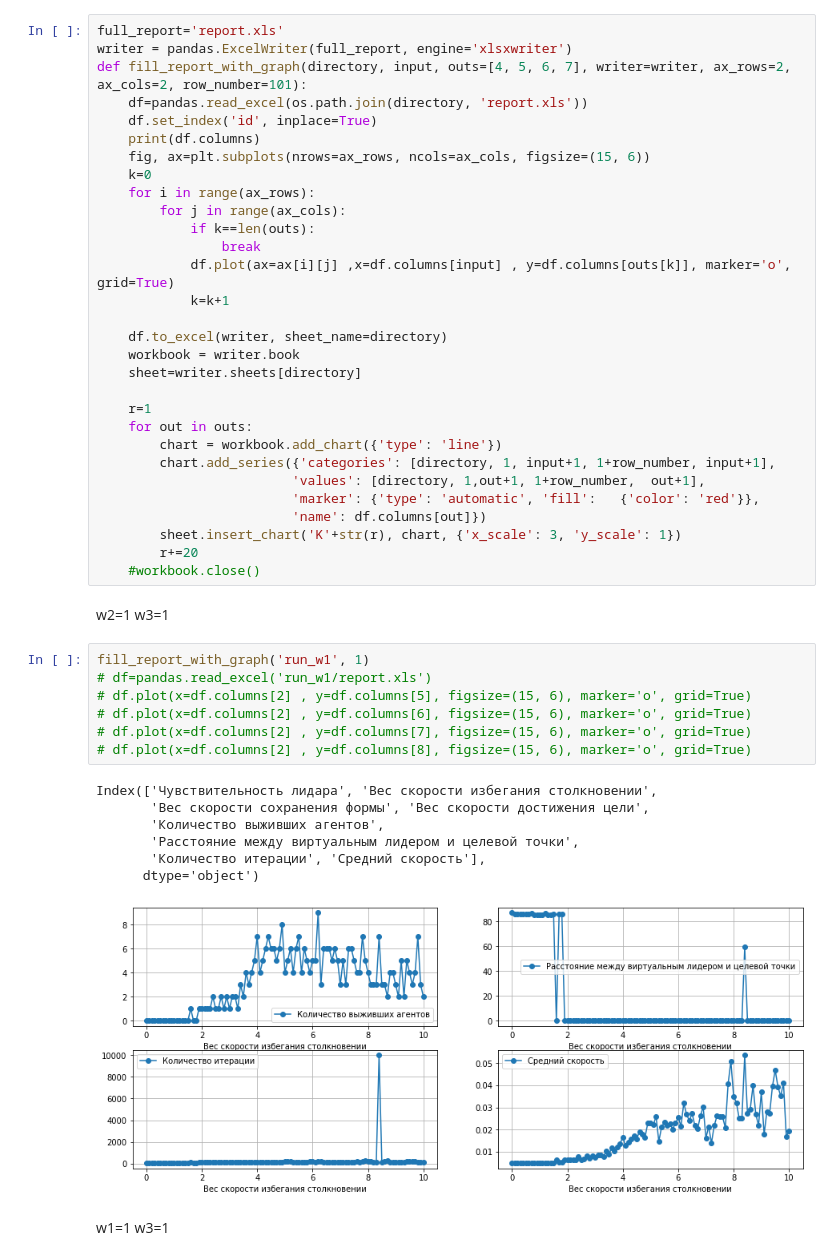
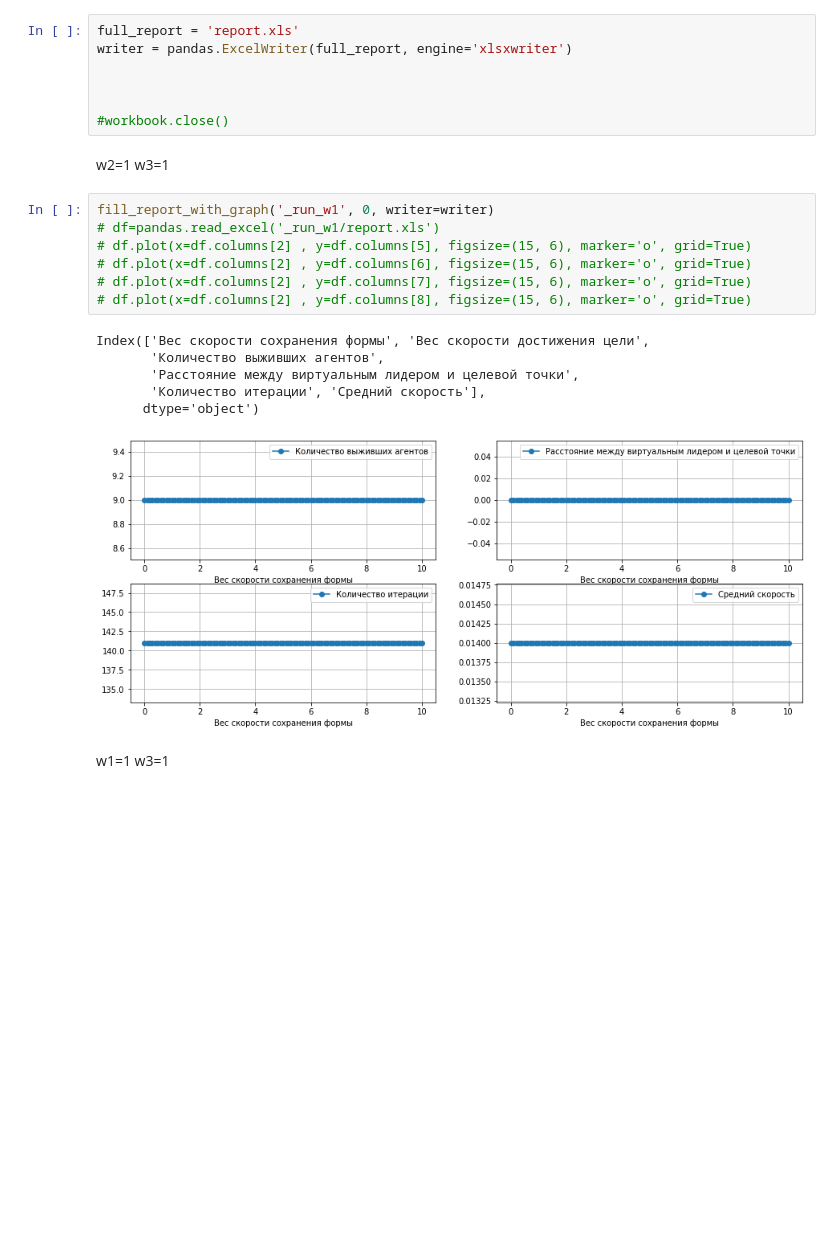
Before and after one commit to abzzall/swarmEmul, a Jupyter notebook: main.ipynb, the cells around one changed output. Cells and saved outputs as stored; diff of their text form; blank space fills up the shorter version.

```diff
--- a/main.ipynb
+++ b/main.ipynb
@@ -527,52 +125,28 @@ directory='run_w1'
 show_episode(directory, 98)
-# %%
-full_report='report.xls'
-writer = pandas.ExcelWriter(full_report, engine='xlsxwriter')
-def fill_report_with_graph(directory, input, outs=[4, 5, 6, 7], writer=writer, ax_rows=2, ax_cols=2, row_number=101):
-	df=pandas.read_excel(os.path.join(directory, 'report.xls'))
-	df.set_index('id', inplace=True)
-	print(df.columns)
-	fig, ax=plt.subplots(nrows=ax_rows, ncols=ax_cols, figsize=(15, 6))
-	k=0
-	for i in range(ax_rows):
-		for j in range(ax_cols):
-			if k==len(outs):
-				break
-			df.plot(ax=ax[i][j] ,x=df.columns[input] , y=df.columns[outs[k]], marker='o', grid=True)
-			k=k+1
-
-	df.to_excel(writer, sheet_name=directory)
-	workbook = writer.book
-	sheet=writer.sheets[directory]
-
-	r=1
-	for out in outs:
-		chart = workbook.add_chart({'type': 'line'})
-		chart.add_series({'categories': [directory, 1, input+1, 1+row_number, input+1],
-						 'values': [directory, 1,out+1, 1+row_number,  out+1],
-						 'marker': {'type': 'automatic', 'fill':   {'color': 'red'}},
-						 'name': df.columns[out]})
-		sheet.insert_chart('K'+str(r), chart, {'x_scale': 3, 'y_scale': 1})
-		r+=20
-	#workbook.close()
+# %%
+full_report = 'report.xls'
+writer = pandas.ExcelWriter(full_report, engine='xlsxwriter')
+
+
+
+#workbook.close()
 # %% [markdown]
 w2=1
 w3=1
 # %%
-fill_report_with_graph('run_w1', 1)
-# df=pandas.read_excel('run_w1/report.xls')
+fill_report_with_graph('_run_w1', 0, writer=writer)
+# df=pandas.read_excel('_run_w1/report.xls')
 # df.plot(x=df.columns[2] , y=df.columns[5], figsize=(15, 6), marker='o', grid=True)
 # df.plot(x=df.columns[2] , y=df.columns[6], figsize=(15, 6), marker='o', grid=True)
 # df.plot(x=df.columns[2] , y=df.columns[7], figsize=(15, 6), marker='o', grid=True)
 # df.plot(x=df.columns[2] , y=df.columns[8], figsize=(15, 6), marker='o', grid=True)
 # %% [output]
-Index(['Чувствительность лидара', 'Вес скорости избегания столкновении',
-       'Вес скорости сохранения формы', 'Вес скорости достижения цели',
+Index(['Вес скорости сохранения формы', 'Вес скорости достижения цели',
        'Количество выживших агентов',
        'Расстояние между виртуальным лидером и целевой точки',
        'Количество итерации', 'Средний скорость'],
       dtype='object')
-[figure, old version]
+[figure, new version]
 # %% [markdown]
 w1=1
 w3=1
```
Also changed, not shown: parts of 28 cells of this notebook, 3 other files.
